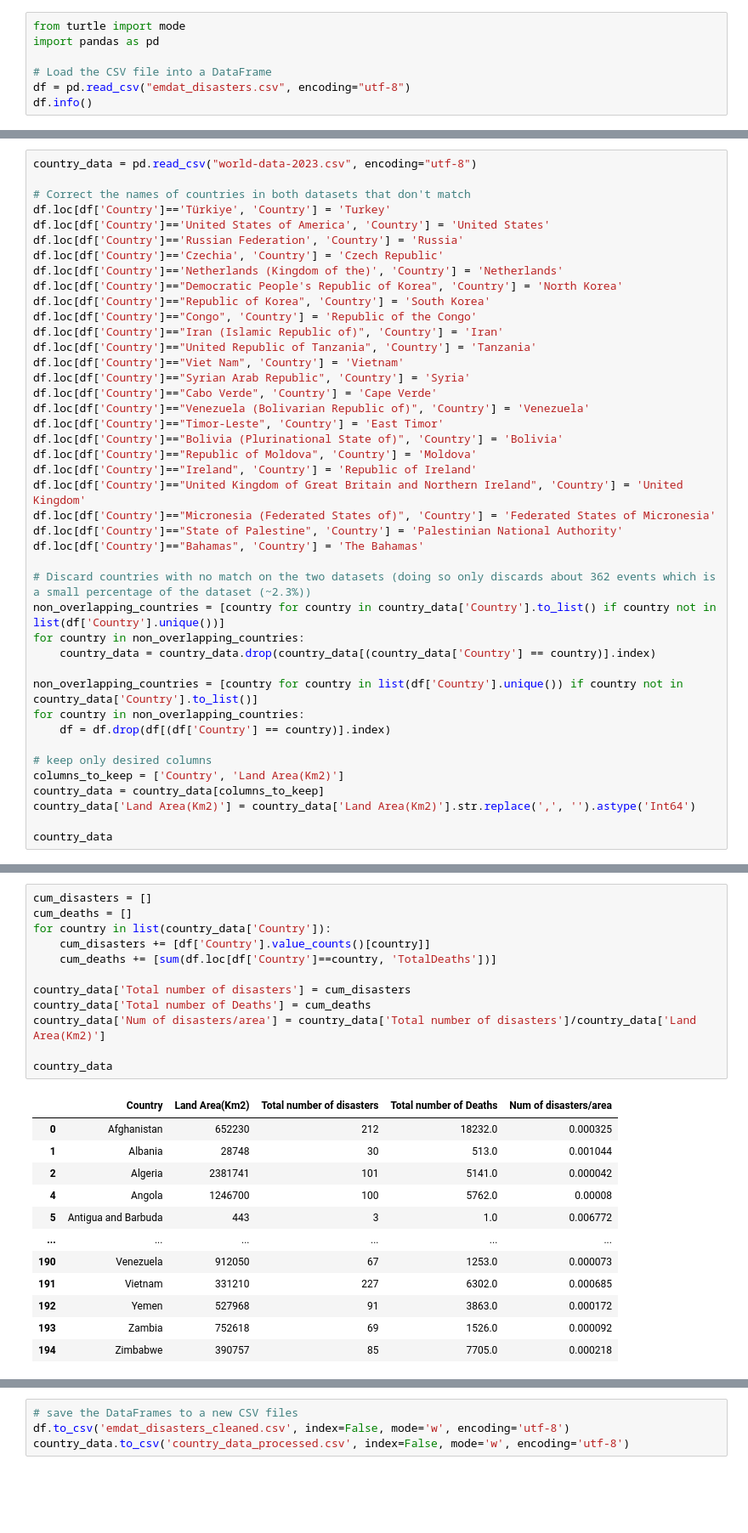
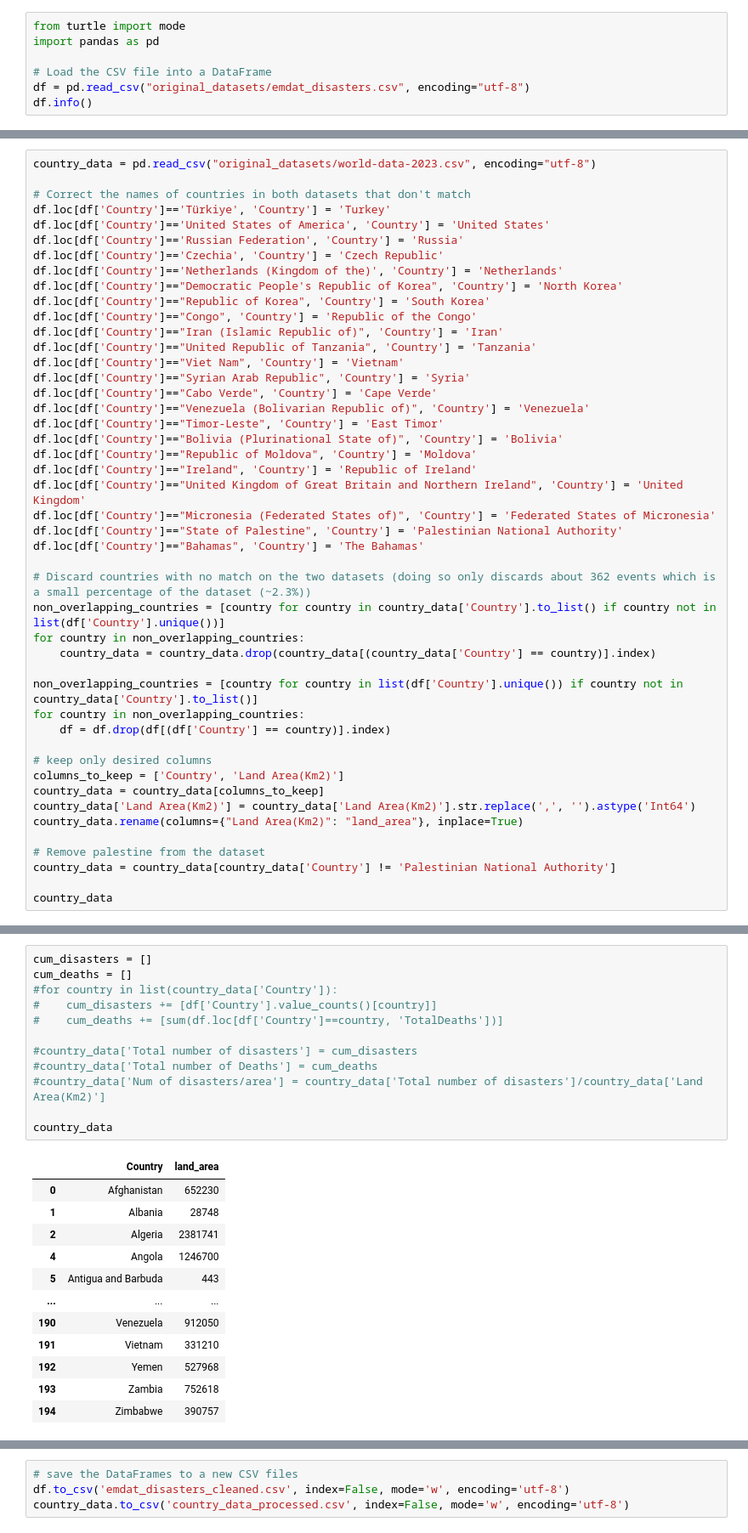
Before and after one commit to caparritos/INFOVIS-G22, a Jupyter notebook: satinize_dataset/sanitize.ipynb, the cells around one changed output, grey strips where cells are left out. Shown at 85% size. Cells and saved outputs as stored; diff of their text form; blank space fills up the shorter version.

Commit message:
fix: change datasets

```diff
--- a/satinize_dataset/sanitize.ipynb
+++ b/satinize_dataset/sanitize.ipynb
@@ -3,7 +3,7 @@ from turtle import mode
 import pandas as pd
 
 # Load the CSV file into a DataFrame
-df = pd.read_csv("emdat_disasters.csv", encoding="utf-8")
+df = pd.read_csv("original_datasets/emdat_disasters.csv", encoding="utf-8")
 df.info()
 # %% [output]
 <class 'pandas.core.frame.DataFrame'>
@@ -91,5 +90,5 @@ emdat_disasters
 # %%
-country_data = pd.read_csv("world-data-2023.csv", encoding="utf-8")
+country_data = pd.read_csv("original_datasets/world-data-2023.csv", encoding="utf-8")
 
 # Correct the names of countries in both datasets that don't match
 df.loc[df['Country']=='Türkiye', 'Country'] = 'Turkey'
@@ -128,6 +127,10 @@ for country in non_overlapping_countries:
 columns_to_keep = ['Country', 'Land Area(Km2)']
 country_data = country_data[columns_to_keep]
 country_data['Land Area(Km2)'] = country_data['Land Area(Km2)'].str.replace(',', '').astype('Int64')
+country_data.rename(columns={"Land Area(Km2)": "land_area"}, inplace=True)
+
+# Remove palestine from the dataset
+country_data = country_data[country_data['Country'] != 'Palestinian National Authority']
 
 country_data
 # %% [output]
@@ -147,25 +150,25 @@ country_data
 # %%
 cum_disasters = []
 cum_deaths = []
-for country in list(country_data['Country']):
-    cum_disasters += [df['Country'].value_counts()[country]]
-    cum_deaths += [sum(df.loc[df['Country']==country, 'TotalDeaths'])]
+#for country in list(country_data['Country']):
+#    cum_disasters += [df['Country'].value_counts()[country]]
+#    cum_deaths += [sum(df.loc[df['Country']==country, 'TotalDeaths'])]
 
-country_data['Total number of disasters'] = cum_disasters
-country_data['Total number of Deaths'] = cum_deaths
-country_data['Num of disasters/area'] = country_data['Total number of disasters']/country_data['Land Area(Km2)']
+#country_data['Total number of disasters'] = cum_disasters
+#country_data['Total number of Deaths'] = cum_deaths
+#country_data['Num of disasters/area'] = country_data['Total number of disasters']/country_data['Land Area(Km2)']
 
 country_data
 # %% [output]
-|  | Country | Land Area(Km2) | Total number of disasters | Total number of Deaths | Num of disasters/area |
-| 0 | Afghanistan | 652230 | 212 | 18232.0 | 0.000325 |
-| 1 | Albania | 28748 | 30 | 513.0 | 0.001044 |
-| 2 | Algeria | 2381741 | 101 | 5141.0 | 0.000042 |
-| 4 | Angola | 1246700 | 100 | 5762.0 | 0.00008 |
-| 5 | Antigua and Barbuda | 443 | 3 | 1.0 | 0.006772 |
-| ... | ... | ... | ... | ... | ... |
-| 190 | Venezuela | 912050 | 67 | 1253.0 | 0.000073 |
-| 191 | Vietnam | 331210 | 227 | 6302.0 | 0.000685 |
-| 192 | Yemen | 527968 | 91 | 3863.0 | 0.000172 |
-| 193 | Zambia | 752618 | 69 | 1526.0 | 0.000092 |
-| 194 | Zimbabwe | 390757 | 85 | 7705.0 | 0.000218 |
+|  | Country | land_area |
+| 0 | Afghanistan | 652230 |
+| 1 | Albania | 28748 |
+| 2 | Algeria | 2381741 |
+| 4 | Angola | 1246700 |
+| 5 | Antigua and Barbuda | 443 |
+| ... | ... | ... |
+| 190 | Venezuela | 912050 |
+| 191 | Vietnam | 331210 |
+| 192 | Yemen | 527968 |
+| 193 | Zambia | 752618 |
+| 194 | Zimbabwe | 390757 |
```
Also changed, not shown: parts of 5 cells of this notebook, 9 other files.
